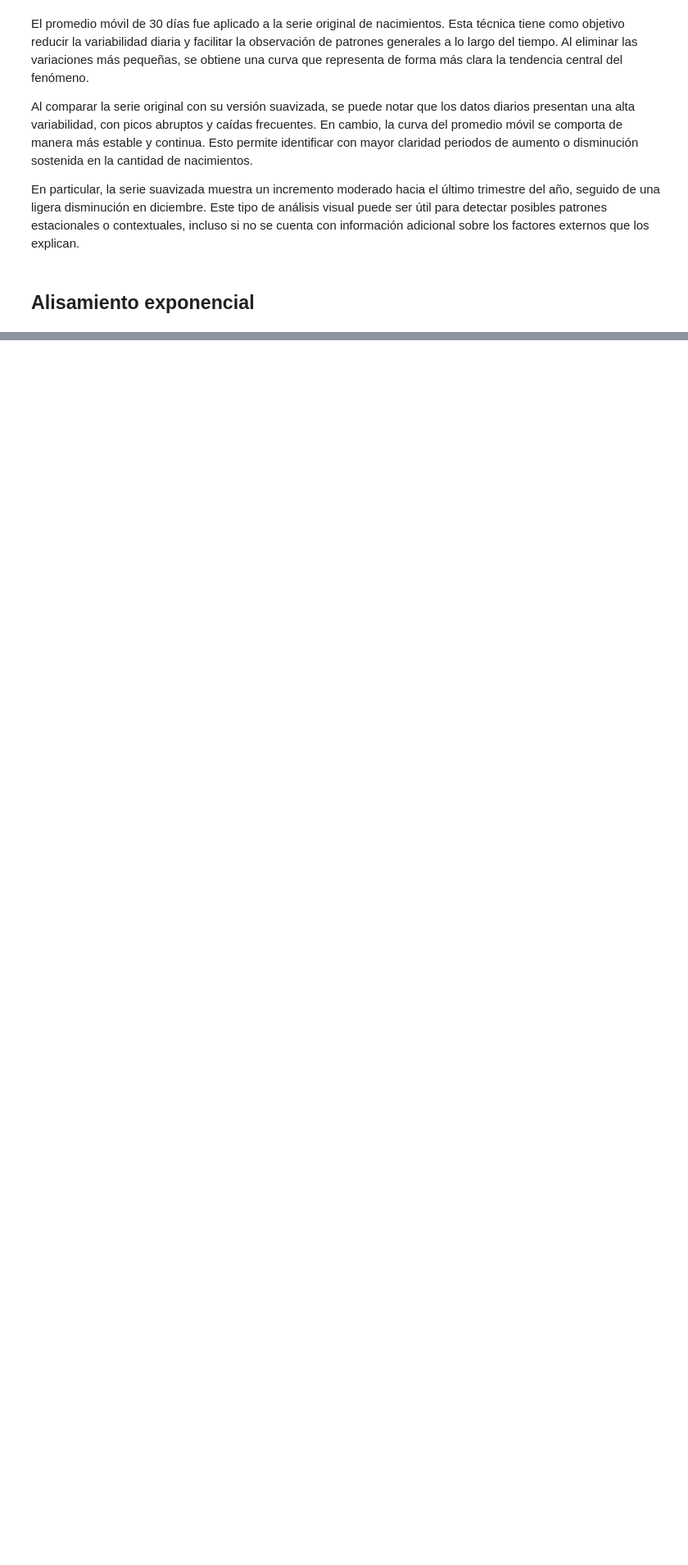
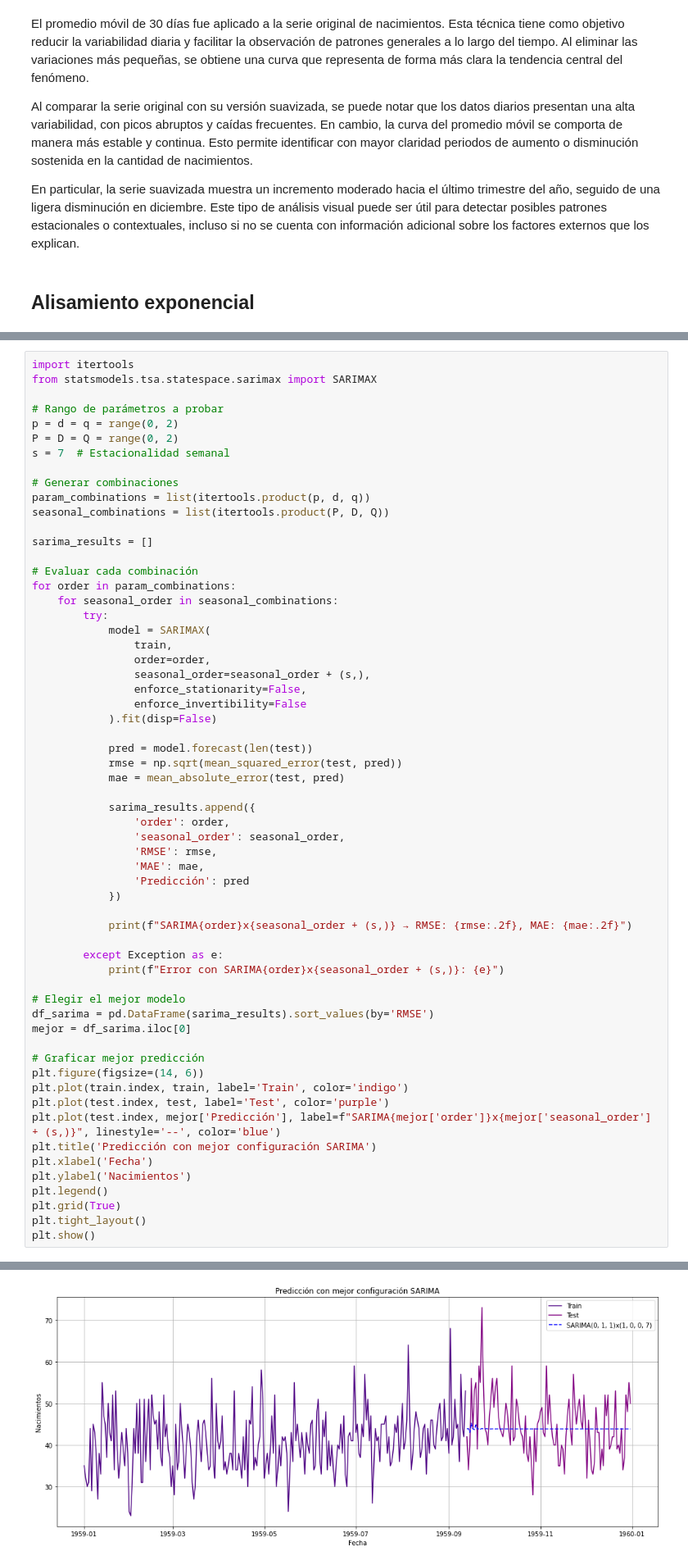
Before and after one commit to alee2602/LAB1-DS, a Jupyter notebook: femalebirths.ipynb, the cells around one changed output, grey strips where cells are left out. Shown at 82% size. Cells and saved outputs as stored; diff of their text form; blank space fills up the shorter version.

```diff
--- a/femalebirths.ipynb
+++ b/femalebirths.ipynb
@@ -120,0 +267,61 @@ En particular, la serie suavizada muestra un incremento moderado hacia el últim
+# %%
+import itertools
+from statsmodels.tsa.statespace.sarimax import SARIMAX
+
+# Rango de parámetros a probar
+p = d = q = range(0, 2)
+P = D = Q = range(0, 2)
+s = 7  # Estacionalidad semanal
+
+# Generar combinaciones
+param_combinations = list(itertools.product(p, d, q))
+seasonal_combinations = list(itertools.product(P, D, Q))
+
+sarima_results = []
+
+# Evaluar cada combinación
+for order in param_combinations:
+    for seasonal_order in seasonal_combinations:
+        try:
+            model = SARIMAX(
+                train,
+                order=order,
+                seasonal_order=seasonal_order + (s,),
+                enforce_stationarity=False,
+                enforce_invertibility=False
+            ).fit(disp=False)
+
+            pred = model.forecast(len(test))
+            rmse = np.sqrt(mean_squared_error(test, pred))
+            mae = mean_absolute_error(test, pred)
+
+            sarima_results.append({
+                'order': order,
+                'seasonal_order': seasonal_order,
+                'RMSE': rmse,
+                'MAE': mae,
+                'Predicción': pred
+            })
+
+            print(f"SARIMA{order}x{seasonal_order + (s,)} → RMSE: {rmse:.2f}, MAE: {mae:.2f}")
+
+        except Exception as e:
+            print(f"Error con SARIMA{order}x{seasonal_order + (s,)}: {e}")
+
+# Elegir el mejor modelo
+df_sarima = pd.DataFrame(sarima_results).sort_values(by='RMSE')
+mejor = df_sarima.iloc[0]
+
+# Graficar mejor predicción
+plt.figure(figsize=(14, 6))
+plt.plot(train.index, train, label='Train', color='indigo')
+plt.plot(test.index, test, label='Test', color='purple')
+plt.plot(test.index, mejor['Predicción'], label=f"SARIMA{mejor['order']}x{mejor['seasonal_order'] + (s,)}", linestyle='--', color='blue')
+plt.title('Predicción con mejor configuración SARIMA')
+plt.xlabel('Fecha')
+plt.ylabel('Nacimientos')
+plt.legend()
+plt.grid(True)
+plt.tight_layout()
+plt.show()
+# %% [output]
@@ -120,0 +345 @@ En particular, la serie suavizada muestra un incremento moderado hacia el últim
+[figure, added]
```
Also changed, not shown: parts of 16 cells of this notebook.
